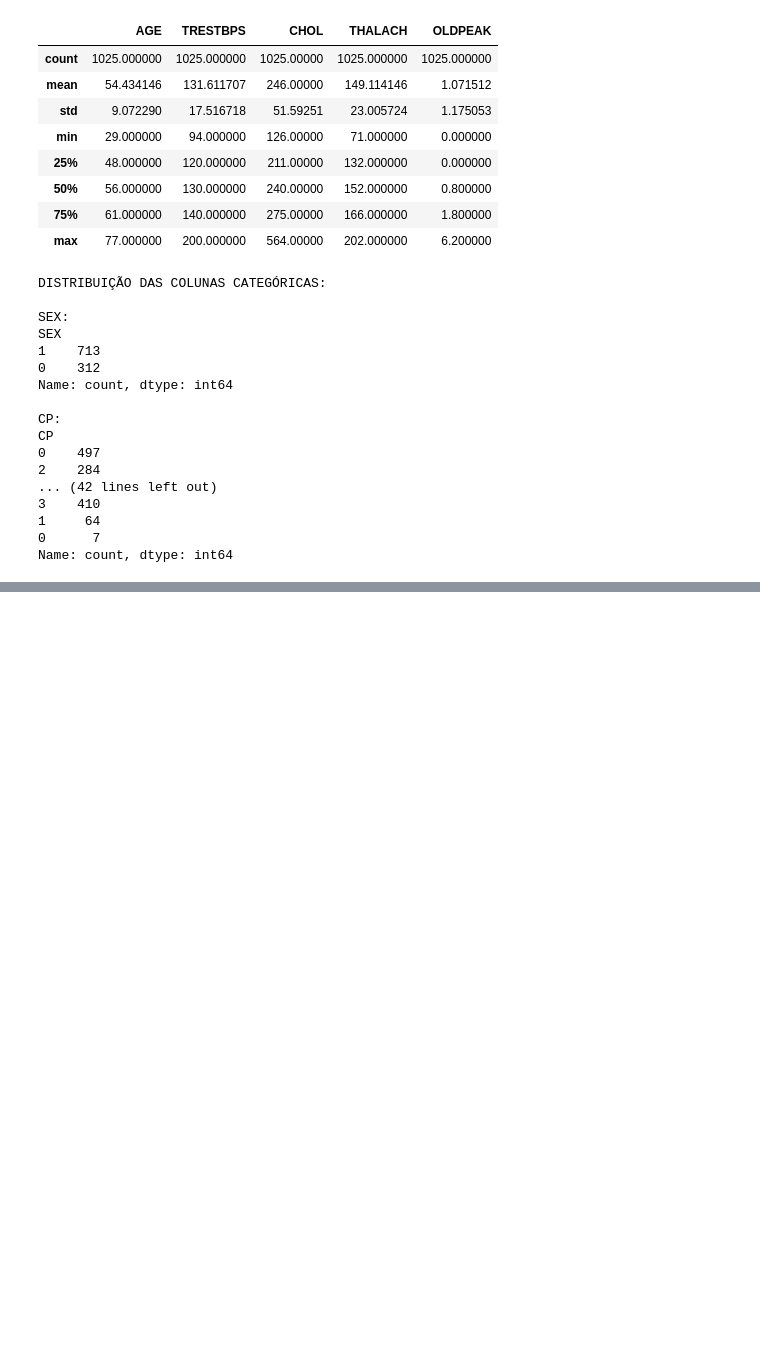
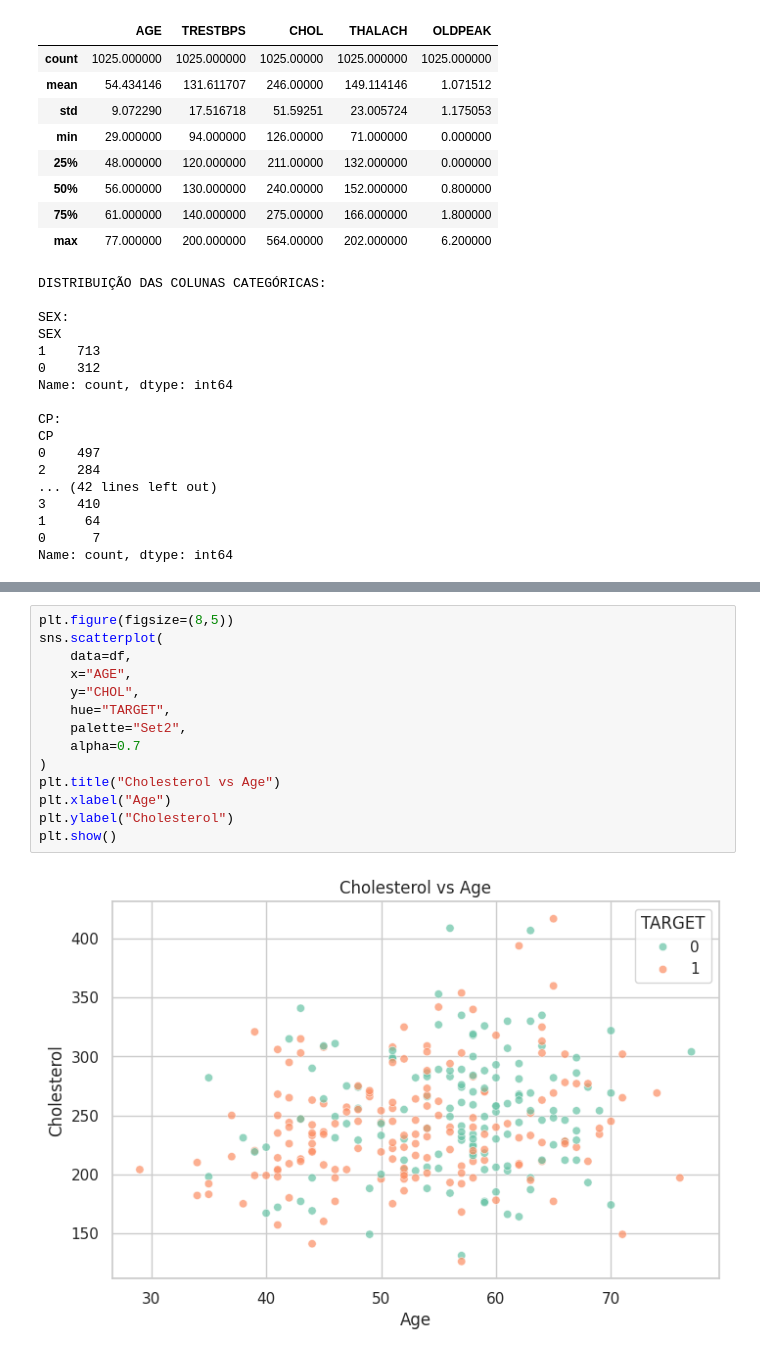
Before and after one commit to emanusousa/machine-learning-project, a Jupyter notebook: notebooks/heart.ipynb, the cells around one changed output, grey strips where cells are left out. Drawn from its saved outputs; the diff is of its cells as text; blank space fills up the shorter version.

```diff
--- a/notebooks/heart.ipynb
+++ b/notebooks/heart.ipynb
@@ -453,0 +226,16 @@ plt.show()
+# %%
+plt.figure(figsize=(8,5))
+sns.scatterplot(
+    data=df,
+    x="AGE",
+    y="CHOL",
+    hue="TARGET",
+    palette="Set2",
+    alpha=0.7
+)
+plt.title("Cholesterol vs Age")
+plt.xlabel("Age")
+plt.ylabel("Cholesterol")
+plt.show()
+# %% [output]
+[figure, added]
```
Also changed, not shown: parts of 67 cells of this notebook.
